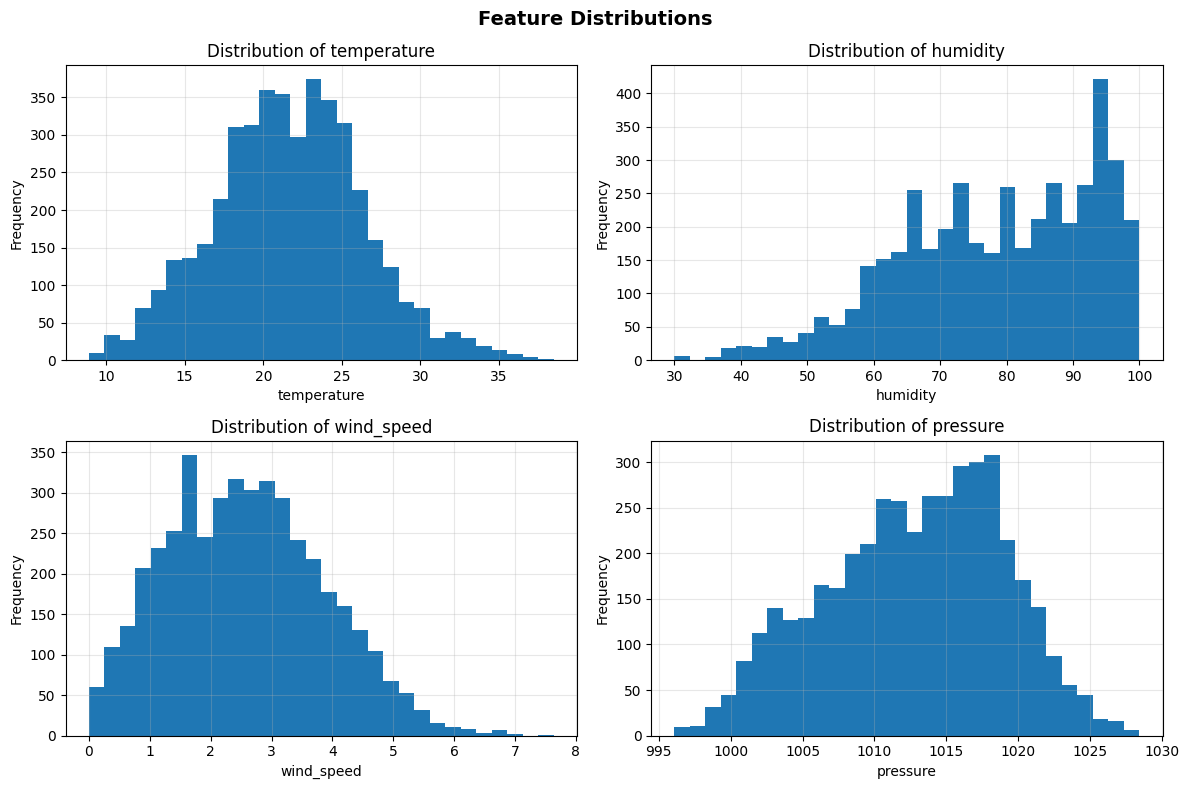
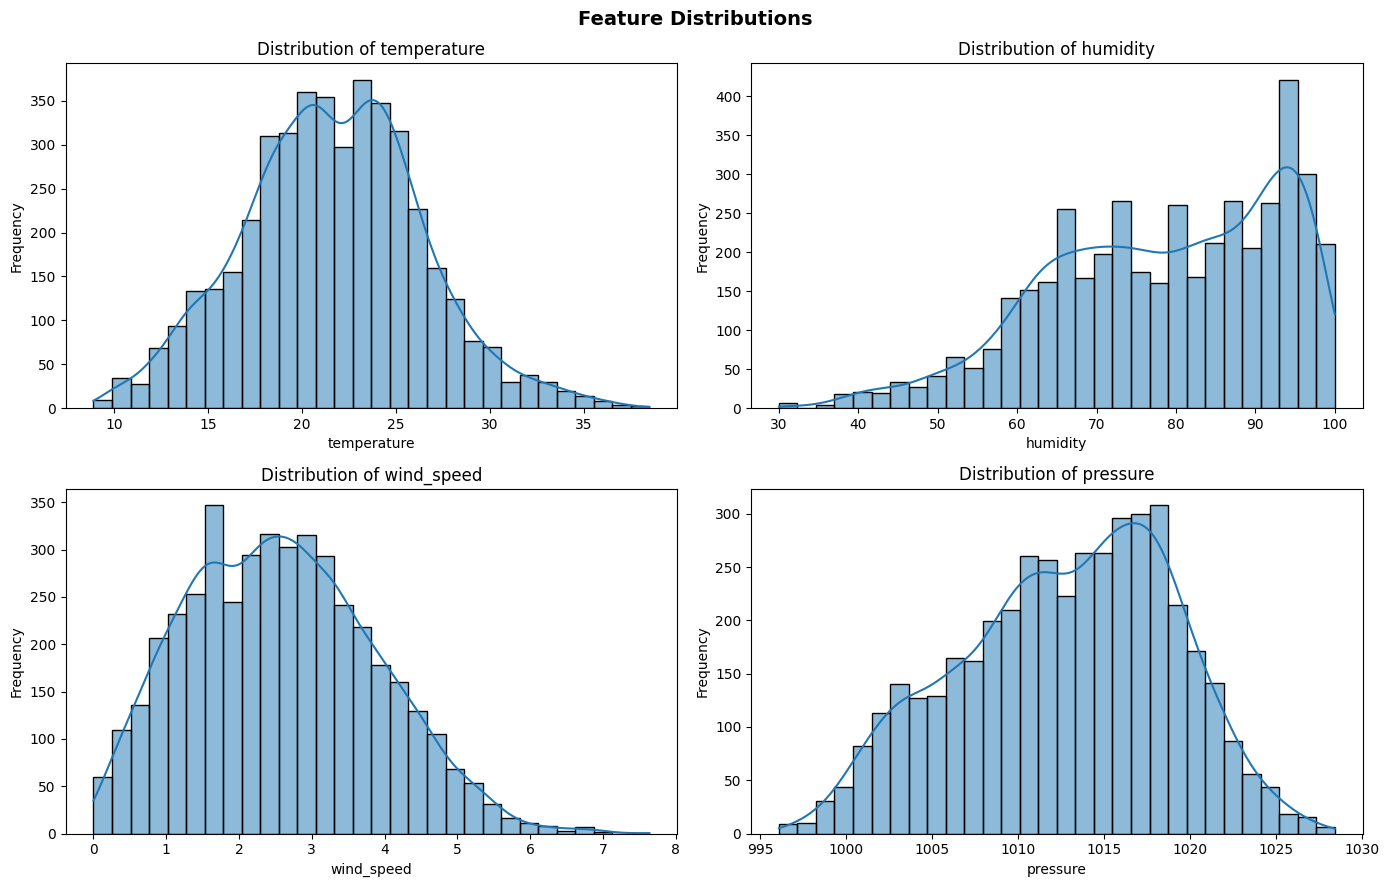
Unified diff of the notebook cell whose output changed from the first chart to the second:
--- before
+++ after
@@ -2,13 +2,12 @@
 numeric_cols = ["temperature", "humidity", "wind_speed", "pressure"]
 
-fig, axes = plt.subplots(2, 2, figsize=(12, 8))
+fig, axes = plt.subplots(2, 2, figsize=(14, 9))
 axes = axes.flatten()
 
 for i, col in enumerate(numeric_cols):
-    axes[i].hist(df[col], bins=30)
+    sns.histplot(data=df, x=col, bins=30, kde=True, ax=axes[i])
     axes[i].set_title(f"Distribution of {col}")
     axes[i].set_xlabel(col)
     axes[i].set_ylabel("Frequency")
-    axes[i].grid(alpha=0.3)
 
 plt.suptitle("Feature Distributions", fontsize=14, fontweight="bold")

Commit: Edit task1